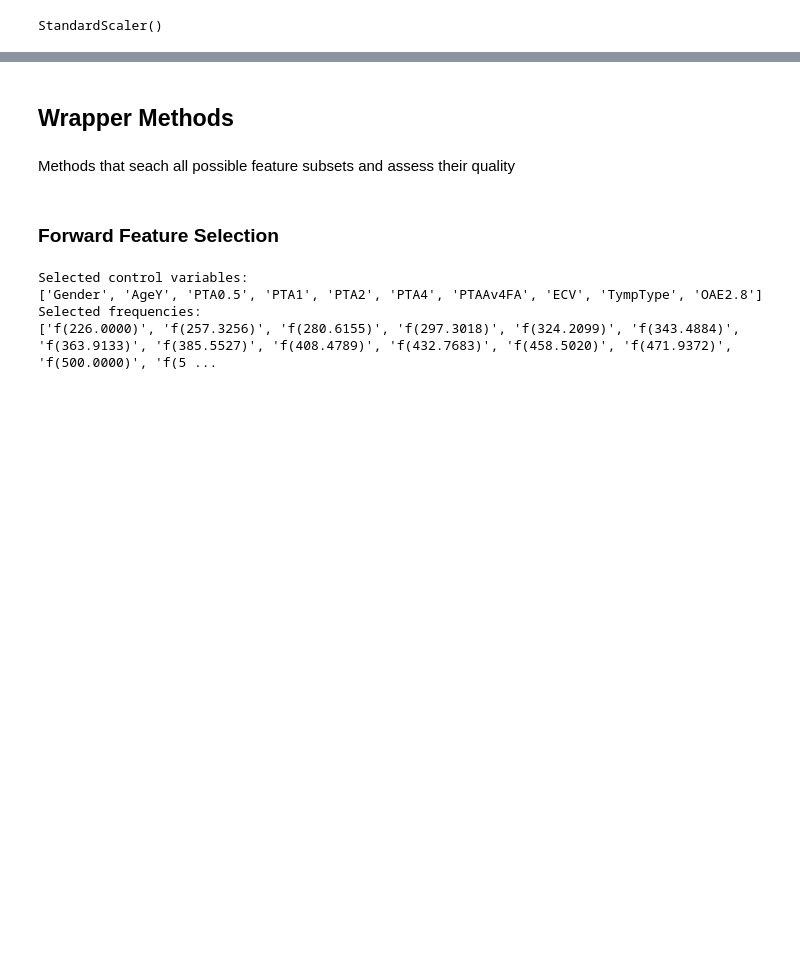
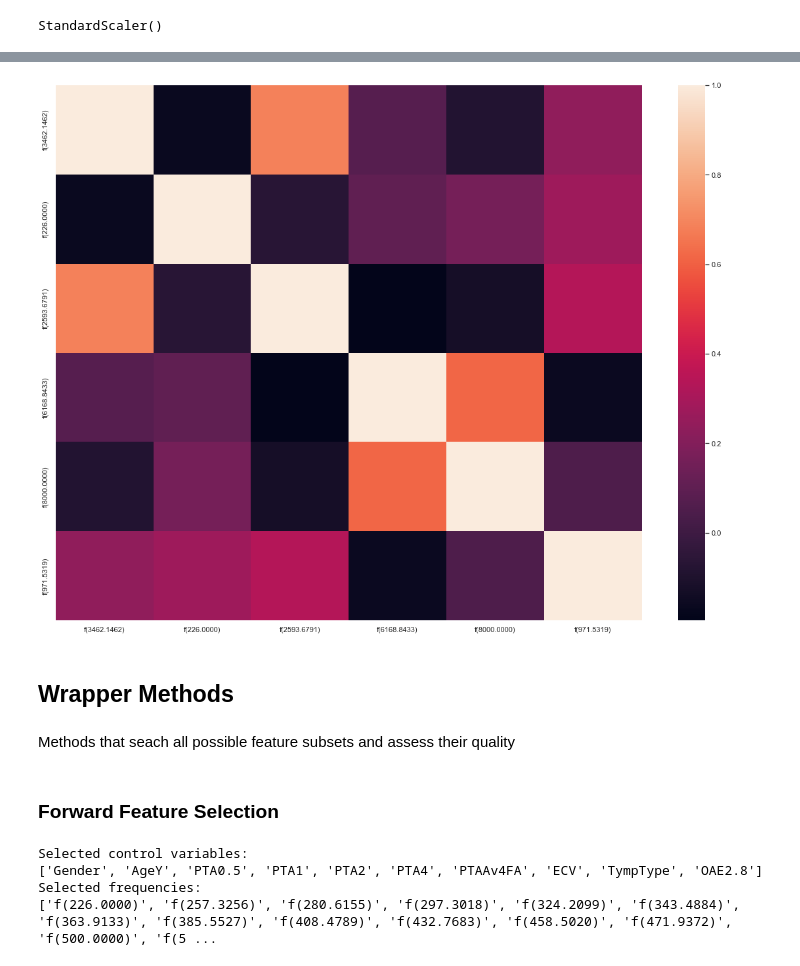
Before and after one commit to Charlene-L/CITS5553-Capstone-Project, a Jupyter notebook: ML Model/Benjamin/Feature Selection.ipynb, the cells around one changed output, grey strips where cells are left out. Saved outputs shown, nothing was run; the diff lists cells and outputs as text; code cells hidden in the pictures; blank space fills up the shorter version.

```diff
--- a/ML Model/Benjamin/Feature Selection.ipynb
+++ b/ML Model/Benjamin/Feature Selection.ipynb
@@ -426,3 +454,7 @@ assess_freqs(wba_data, freqs, freqs_pca)
+# %%
+assess_corrs(wba_data, freqs_pca)
+# %% [output]
+[figure, added]
 # %% [markdown]
 ## Wrapper Methods
 # %% [markdown]
```
Also changed, not shown: parts of 18 cells of this notebook.
